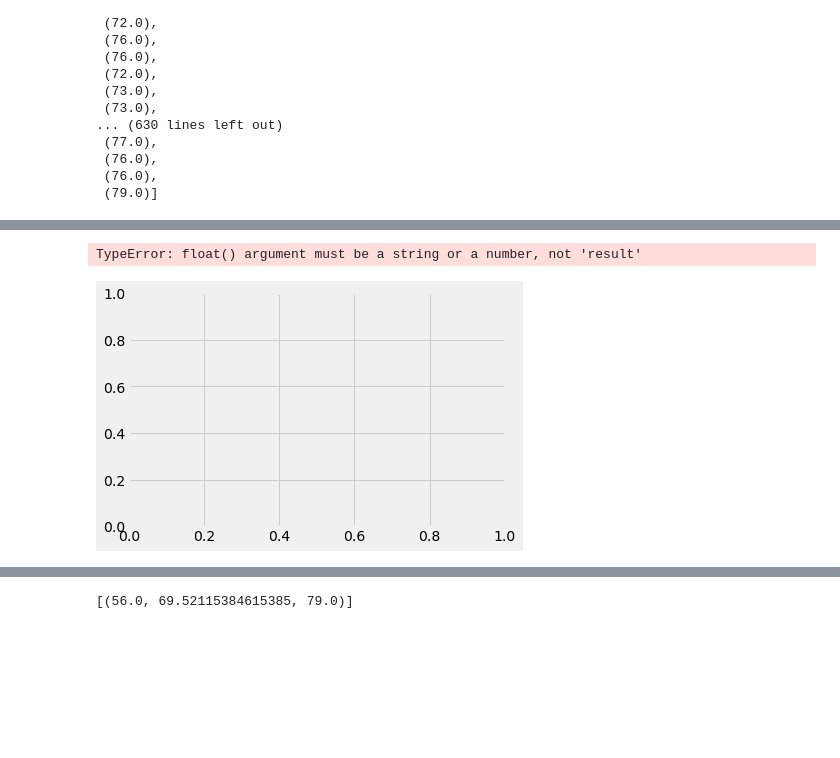
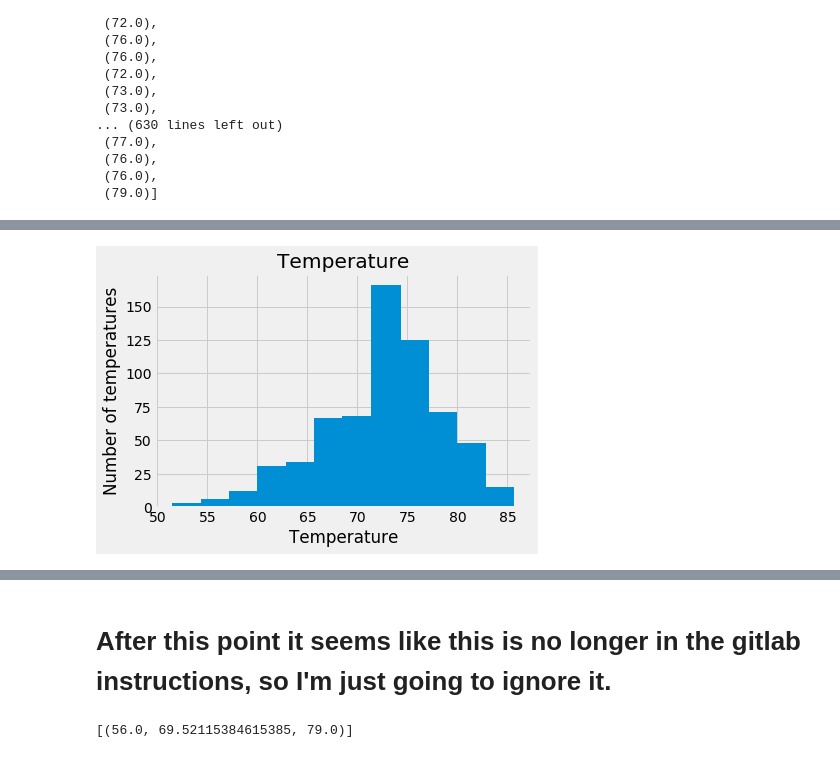
Before and after one commit to isaacdolson/splalchemy-challenge, a Jupyter notebook: climate_starter.ipynb, the cells around one changed output, grey strips where cells are left out. Drawn from its saved outputs; the diff is of its cells as text; code cells hidden in the pictures; blank space fills up the shorter version.

```diff
--- a/climate_starter.ipynb
+++ b/climate_starter.ipynb
@@ -233,3 +233,8 @@ quick_list
  (76.0),
  (76.0),
  (79.0)]
+# %%
+quick_list2 = []
+for x in quick_list:
+    quick_list2.append(x[0])
+quick_list2
@@ -235,0 +259,3 @@ quick_list
+# %%
+temp_df = pd.DataFrame({'temp': quick_list2})
+temp_df.head()
@@ -235,0 +269,4 @@ quick_list
+# %%
+min_temp = session.query(func.min(Measurement.tobs)).all()[0][0]
+max_temp = session.query(func.max(Measurement.tobs)).all()[0][0]
+tempbins = np.arange(min_temp, max_temp, (max_temp-min_temp)/12)
@@ -235,0 +282,4 @@ quick_list
+# %%
+temp_df['bins'] = pd.cut(temp_df.temp, 12, labels = False)
+group_count = temp_df.groupby('bins').count()
+group_count
@@ -236,21 +301,22 @@ quick_list
 # %%
 # Choose the station with the highest number of temperature observations.
 # Query the last 12 months of temperature observation data for this station and plot the results as a histogram
 n_bins = 12
 # fig, ax = plt.subplots(1, 1, tight_layout=True)
 x_axis3 = np.arange(0,646)
-plt.bar(x_axis3,quick_list, bins = n_bins)
-plt.title("Rainfall")
-plt.xlabel(f"Days Starting at {yearAgo}")
-plt.ylabel("Amount of Rainfall")
+plt.bar(tempbins,group_count.temp, width = 3)
+plt.title("Temperature")
+plt.xlabel("Temperature")
+plt.ylabel("Number of temperatures")
 # plt.savefig("rainfall.png")
 # Show the Figure
 plt.show()
 # %% [output]
-TypeError: float() argument must be a string or a number, not 'result'
-[figure, old version]
+[figure, new version]
 # %% [markdown]
 ![precipitation](Images/station-histogram.png)
+# %% [markdown]
+# After this point it seems like this is no longer in the gitlab instructions, so I'm just going to ignore it.
 # %%
 # This function called `calc_temps` will accept start date and end date in the format '%Y-%m-%d'
 # and return the minimum, average, and maximum temperatures for that range of dates
```
Also changed, not shown: parts of 5 cells of this notebook, 1 other file.
